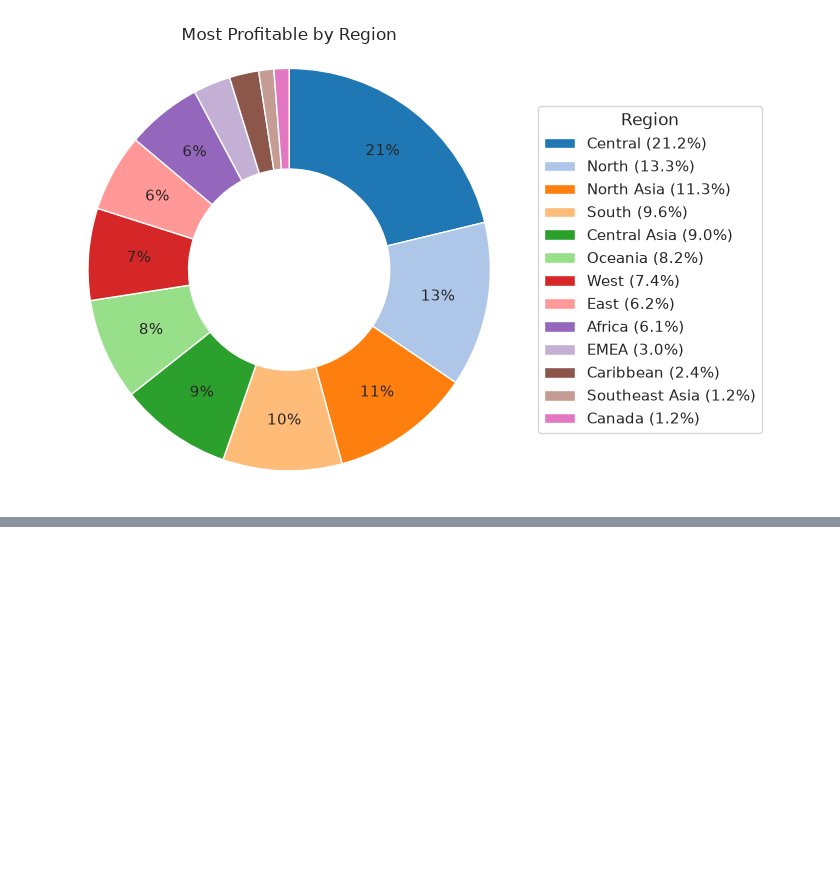
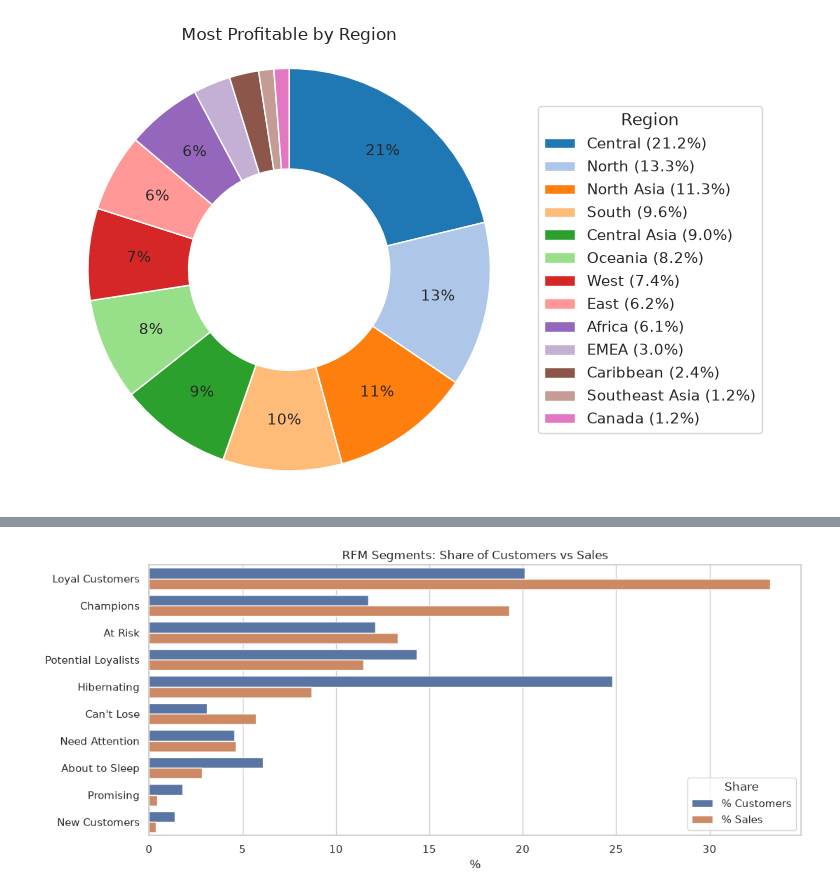
Before and after one commit to NathanWanjongkhum/super-store, a Jupyter notebook: notebooks/01-eda.ipynb, the cells around one changed output, grey strips where cells are left out. Saved outputs shown, nothing was run; the diff lists cells and outputs as text; code cells hidden in the pictures; blank space fills up the shorter version.

```diff
--- a/notebooks/01-eda.ipynb
+++ b/notebooks/01-eda.ipynb
@@ -130,0 +153,22 @@ plt.show()
+# %%
+# Score each metric 1-5 by quintile (5 = best). Ranking first breaks ties so
+# qcut can always form 5 equal-sized bins.
+rfm['R'] = pd.qcut(rfm.Recency.rank(method='first'), 5, labels=[5, 4, 3, 2, 1]).astype(int)
+rfm['F'] = pd.qcut(rfm.Frequency.rank(method='first'), 5, labels=[1, 2, 3, 4, 5]).astype(int)
+rfm['M'] = pd.qcut(rfm.Monetary.rank(method='first'), 5, labels=[1, 2, 3, 4, 5]).astype(int)
+
+# Standard segment map on the R and F scores
+segment_map = {
+    r'[1-2][1-2]': 'Hibernating',
+    r'[1-2][3-4]': 'At Risk',
+    r'[1-2]5': "Can't Lose",
+    r'3[1-2]': 'About to Sleep',
+    r'33': 'Need Attention',
+    r'[3-4][4-5]': 'Loyal Customers',
+    r'41': 'Promising',
+    r'51': 'New Customers',
+    r'[4-5][2-3]': 'Potential Loyalists',
+    r'5[4-5]': 'Champions',
+}
+rfm['Segment'] = (rfm.R.astype(str) + rfm.F.astype(str)).replace(segment_map, regex=True)
+rfm.head()
@@ -130,0 +183,12 @@ plt.show()
+# %%
+segment_summary = rfm.groupby('Segment').agg(
+    Customers=('Segment', 'size'),
+    Recency=('Recency', 'mean'),
+    Frequency=('Frequency', 'mean'),
+    Monetary=('Monetary', 'mean'),
+    Sales=('Monetary', 'sum'),
+)
+segment_summary['% Customers'] = segment_summary.Customers / segment_summary.Customers.sum() * 100
+segment_summary['% Sales'] = segment_summary.Sales / segment_summary.Sales.sum() * 100
+segment_summary = segment_summary.sort_values('Sales', ascending=False)
+segment_summary.round(1)
@@ -130,0 +208,12 @@ plt.show()
+# %%
+# Compare each segment's share of customers with its share of sales
+shares = segment_summary[['% Customers', '% Sales']].reset_index().melt(
+    id_vars='Segment', var_name='Share', value_name='Percent')
+
+sns.barplot(data=shares, y='Segment', x='Percent', hue='Share')
+plt.title('RFM Segments: Share of Customers vs Sales')
+plt.xlabel('%')
+plt.ylabel('')
+plt.show()
+# %% [output]
+[figure, added]
```
Also changed, not shown: parts of 6 cells of this notebook, 31 other files.
